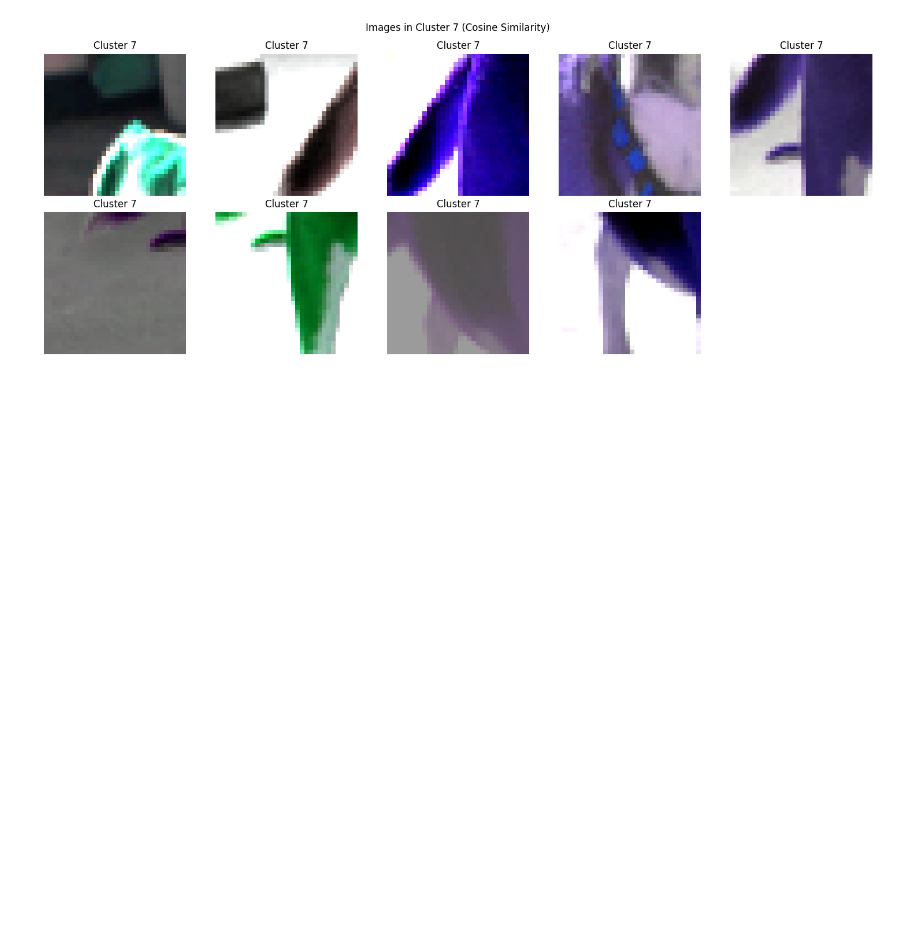
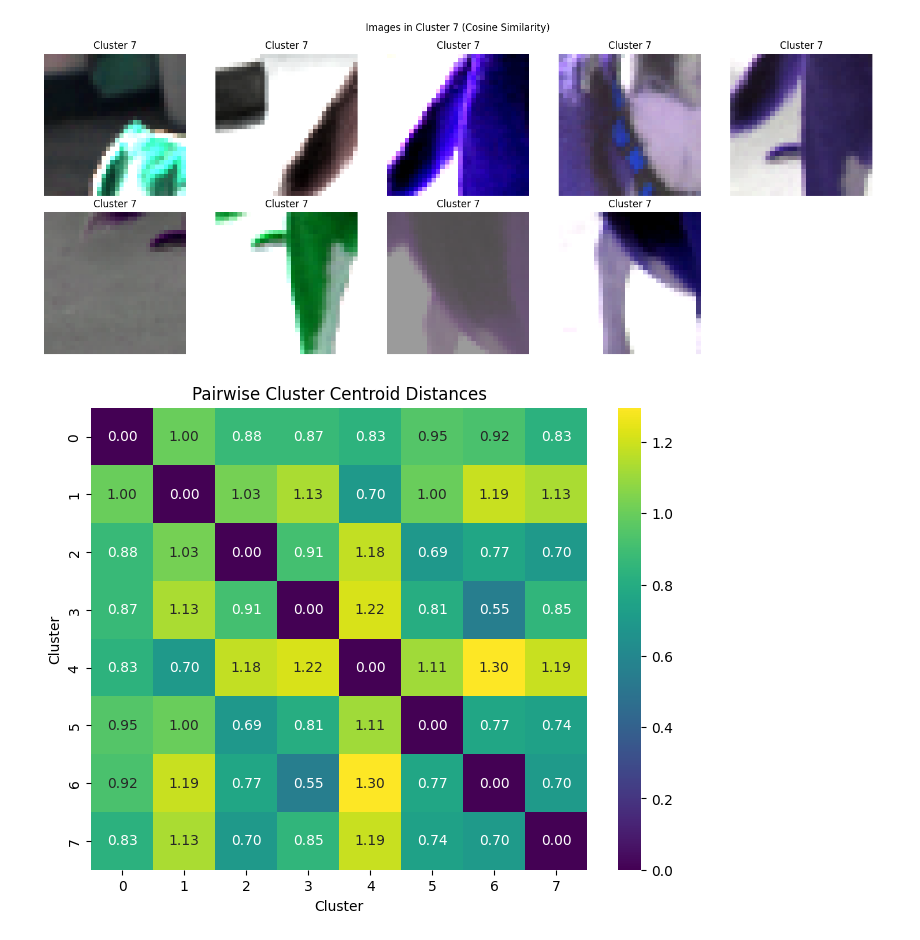
Before and after one commit to snaderi2000/yc_project_1, a Jupyter notebook: exploration.ipynb, the cells around one changed output. Cells and saved outputs as stored; diff of their text form; code cells hidden in the pictures; blank space fills up the shorter version.

Commit message:
similarity of clusters

```diff
--- a/exploration.ipynb
+++ b/exploration.ipynb
@@ -425,3 +425,25 @@ for cluster in range(num_clusters):
 [figure]
 [figure]
 [figure]
+# %%
+import numpy as np
+from scipy.spatial.distance import cdist
+import seaborn as sns
+import matplotlib.pyplot as plt
+
+# Step 1: Access the cluster centroids
+centroids = kmeans_cosine.cluster_centers_  # For KMeans using cosine-similarity
+
+# Step 2: Compute the pairwise distances between centroids
+# You can use Euclidean distances here or replace with 'cosine' for cosine distance
+centroid_distances = cdist(centroids, centroids, metric='euclidean')
+
+# Step 3: Display the distances in a heatmap
+plt.figure(figsize=(8, 6))
+sns.heatmap(centroid_distances, annot=True, cmap='viridis', fmt=".2f")
+plt.title("Pairwise Cluster Centroid Distances")
+plt.xlabel("Cluster")
+plt.ylabel("Cluster")
+plt.show()
+# %% [output]
+[figure, added]
```
